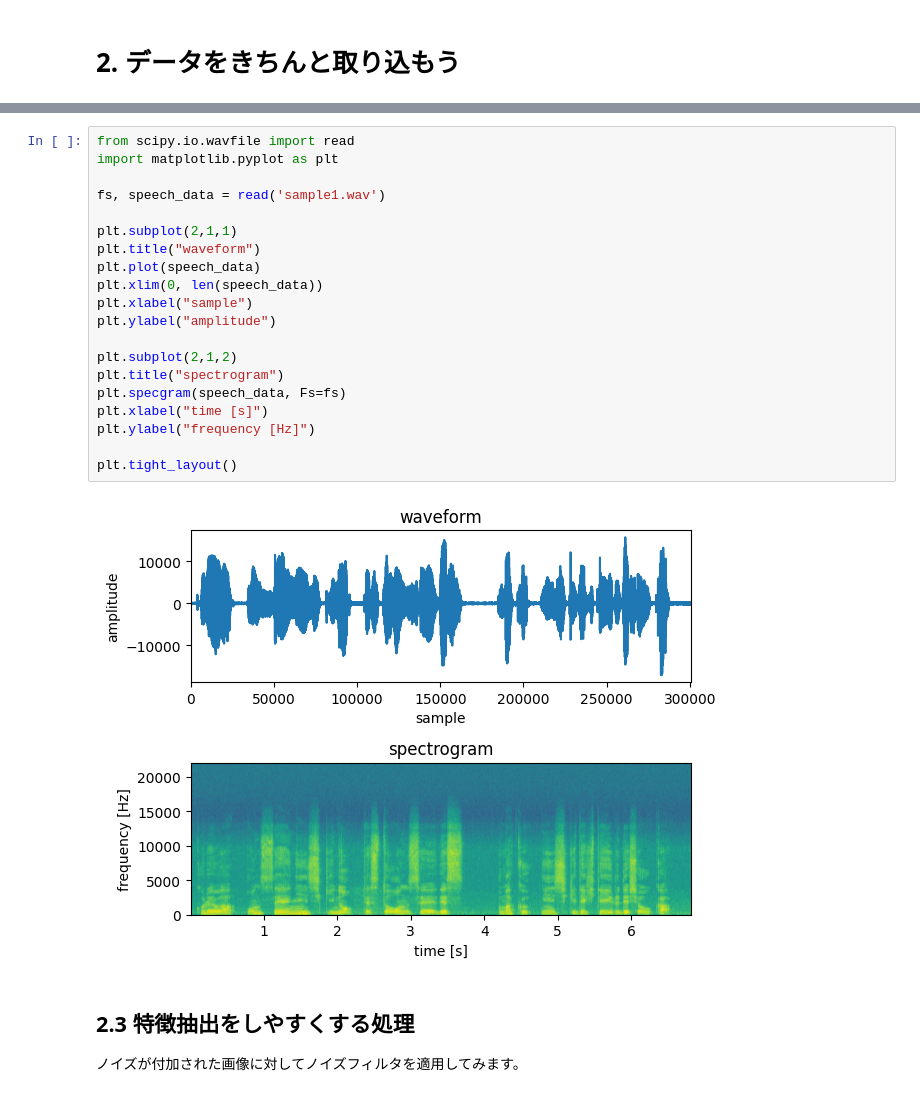
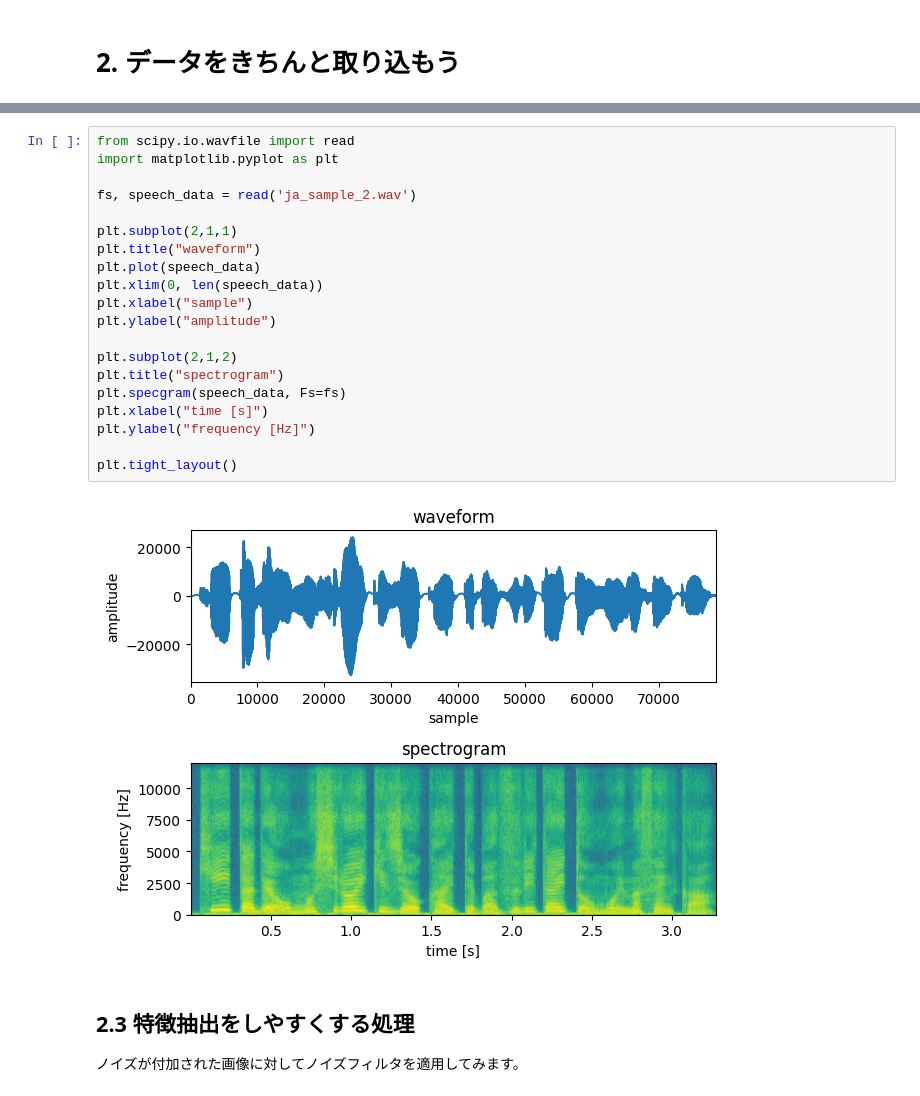
Before and after one commit to MasahiroAraki/SpeechRecognition, a Jupyter notebook: Python/chap02.ipynb, the cells around one changed output, grey strips where cells are left out. Cells and saved outputs as stored; diff of their text form.

```diff
--- a/Python/chap02.ipynb
+++ b/Python/chap02.ipynb
@@ -33,25 +31,25 @@ IPython.display.Audio("sample1.wav")
 # %%
 from scipy.io.wavfile import read
 import matplotlib.pyplot as plt
 
-fs, speech_data = read('sample1.wav')
+fs, speech_data = read('ja_sample_2.wav')
 
 plt.subplot(2,1,1)
 plt.title("waveform")
 plt.plot(speech_data)
 plt.xlim(0, len(speech_data))
 plt.xlabel("sample")
 plt.ylabel("amplitude")
 
 plt.subplot(2,1,2)
 plt.title("spectrogram")
 plt.specgram(speech_data, Fs=fs)
 plt.xlabel("time [s]")
 plt.ylabel("frequency [Hz]")
 
 plt.tight_layout()
 # %% [output]
-[figure, old version]
+[figure, new version]
 # %% [markdown]
 ## 2.3 特徴抽出をしやすくする処理
 
```
Also changed, not shown: parts of 14 cells of this notebook, 9 other files.
